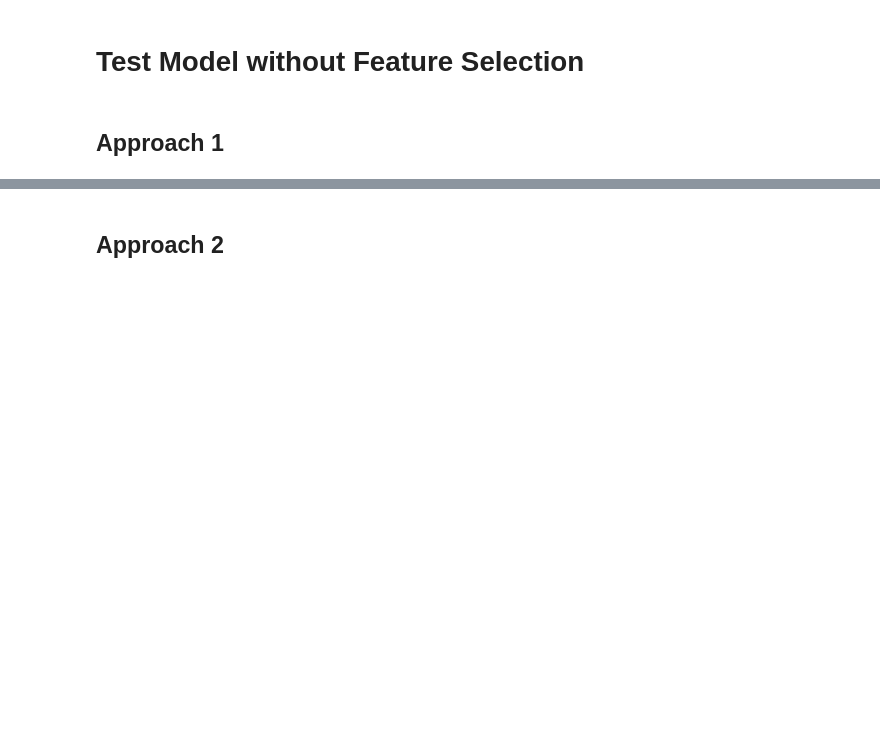
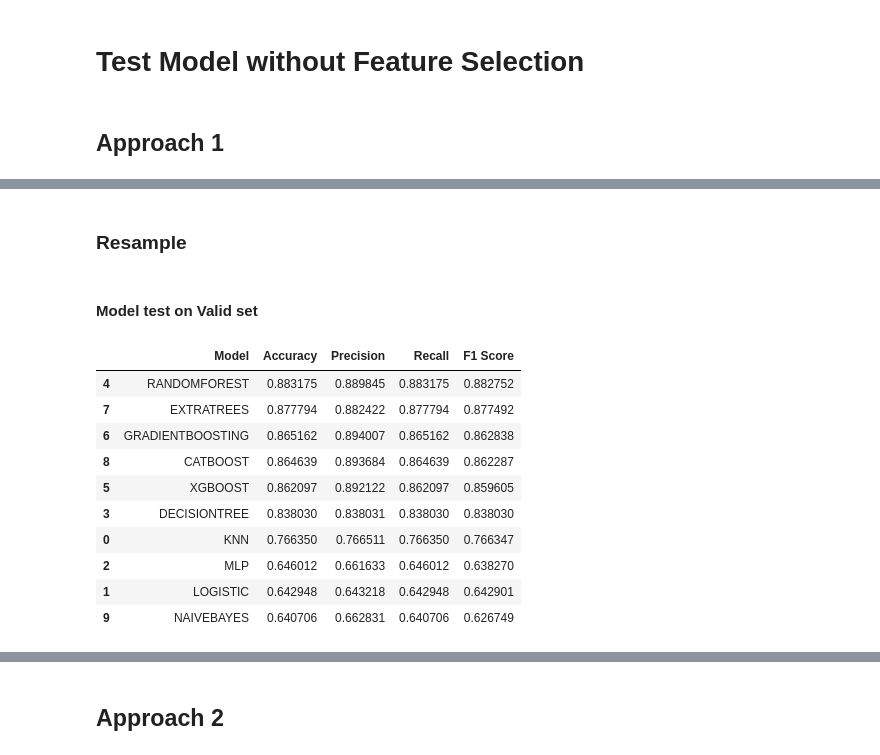
Before and after one commit to BaoVoThuong/4G_Behavior_Analysis, a Jupyter notebook: src/Model.ipynb, the cells around one changed output, grey strips where cells are left out. Saved outputs shown, nothing was run; the diff lists cells and outputs as text; code cells hidden in the pictures; blank space fills up the shorter version.

```diff
--- a/src/Model.ipynb
+++ b/src/Model.ipynb
@@ -565,0 +561,2 @@ ml_ap1.compare_models(['knn','logistic','mlp','decisiontree','randomforest','xgb
+# %% [markdown]
+### Resample
@@ -565,0 +569,16 @@ ml_ap1.compare_models(['knn','logistic','mlp','decisiontree','randomforest','xgb
+# %% [markdown]
+#### Model test on Valid set
+# %%
+ml_ap1.compare_models(['knn','logistic','mlp','decisiontree','randomforest','xgboost','gradientboosting','extratrees','catboost','naivebayes'])
+# %% [output]
+|  | Model | Accuracy | Precision | Recall | F1 Score |
+| 4 | RANDOMFOREST | 0.883175 | 0.889845 | 0.883175 | 0.882752 |
+| 7 | EXTRATREES | 0.877794 | 0.882422 | 0.877794 | 0.877492 |
+| 6 | GRADIENTBOOSTING | 0.865162 | 0.894007 | 0.865162 | 0.862838 |
+| 8 | CATBOOST | 0.864639 | 0.893684 | 0.864639 | 0.862287 |
+| 5 | XGBOOST | 0.862097 | 0.892122 | 0.862097 | 0.859605 |
+| 3 | DECISIONTREE | 0.838030 | 0.838031 | 0.838030 | 0.838030 |
+| 0 | KNN | 0.766350 | 0.766511 | 0.766350 | 0.766347 |
+| 2 | MLP | 0.646012 | 0.661633 | 0.646012 | 0.638270 |
+| 1 | LOGISTIC | 0.642948 | 0.643218 | 0.642948 | 0.642901 |
+| 9 | NAIVEBAYES | 0.640706 | 0.662831 | 0.640706 | 0.626749 |
```
Also changed, not shown: parts of 37 cells of this notebook, 2 other files.
